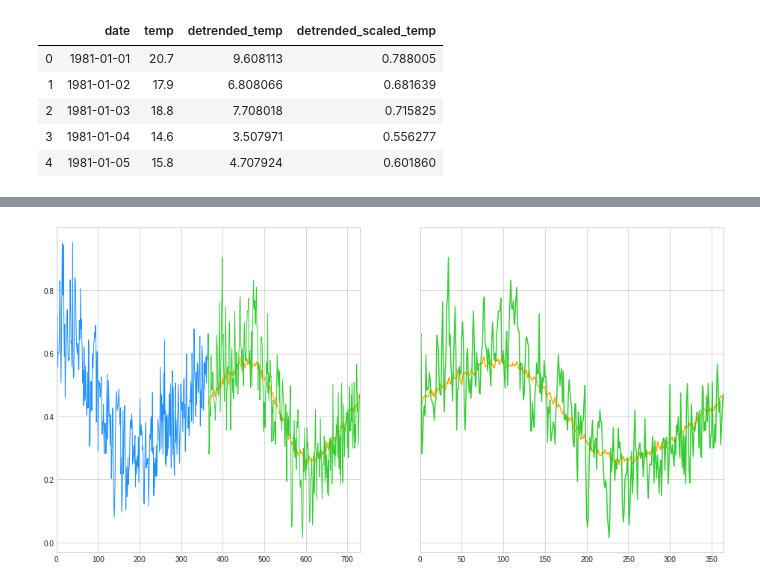
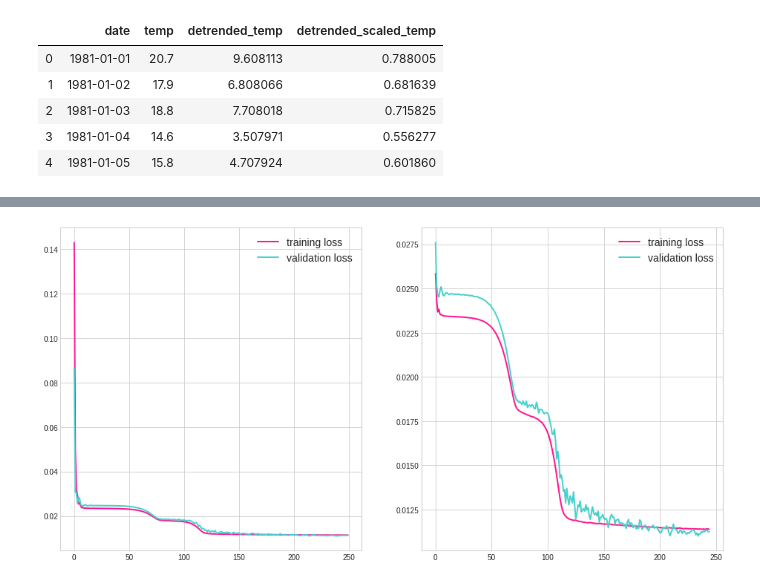
Before and after one commit to nickbuker/time_series_rnn, a Jupyter notebook: notebooks/01_fit_rnn.ipynb, the cells around one changed output, grey strips where cells are left out. Drawn from its saved outputs; the diff is of its cells as text; code cells hidden in the pictures.

```diff
--- a/notebooks/01_fit_rnn.ipynb
+++ b/notebooks/01_fit_rnn.ipynb
@@ -92,3 +45,9 @@ y_test = y[test_mask, :]
+# %%
+train_data_in, train_data_out = make_samples(df.loc[train_mask, 'detrended_scaled_temp'], 365, 365)
+test_data_in, test_data_out = make_samples(df.loc[test_mask, 'detrended_scaled_temp'], 365, 365)
+# %%
+train_data_in = train_data_in.reshape(train_data_in.shape[0], train_data_in.shape[1], 1)
+test_data_in = test_data_in.reshape(test_data_in.shape[0], test_data_in.shape[1], 1)
 # %%
 adam = Adam(learning_rate=0.01)
 
@@ -96,16 +55,16 @@ model = Sequential()
 model.add(LSTM(
     5,
     activation='sigmoid',
-    input_shape=(x.shape[1], x.shape[2])))
-model.add(Dense(y.shape[1]))
+    input_shape=(train_data_in.shape[1], train_data_in.shape[2])))
+model.add(Dense(train_data_out.shape[1]))
 model.compile(optimizer=adam, loss='mse')
 # %%
 history = model.fit(
-    x_train,
-    y_train,
-    epochs=500,
+    train_data_in,
+    train_data_out,
+    epochs=250,
     batch_size=256,
-    verbose=1,
-    validation_data=(x_test, y_test),
+    verbose=0,
+    validation_data=(test_data_in, test_data_out),
     shuffle=True
 )
@@ -149,4 +71,10 @@ plot_rnn_output(x_test, y_test, 500)
-# %%
-plot_rnn_output(x_test, y_test, 700)
-# %% [output]
-[figure, removed]
+# %%
+fig, axs = plt.subplots(nrows=1, ncols=2, figsize=(16, 8))
+axs[0].plot(history.history['loss'], color='deeppink', linewidth=2, label='training loss')
+axs[0].plot(history.history['val_loss'], color='mediumturquoise', linewidth=2, label='validation loss')
+axs[0].legend(fontsize=14)
+axs[1].plot(history.history['loss'][5:], color='deeppink', linewidth=2, label='training loss')
+axs[1].plot(history.history['val_loss'][5:], color='mediumturquoise', linewidth=2, label='validation loss')
+axs[1].legend(fontsize=14);
+# %% [output]
+[figure, added]
```
Also changed, not shown: parts of 17 cells of this notebook, 2 other files.
